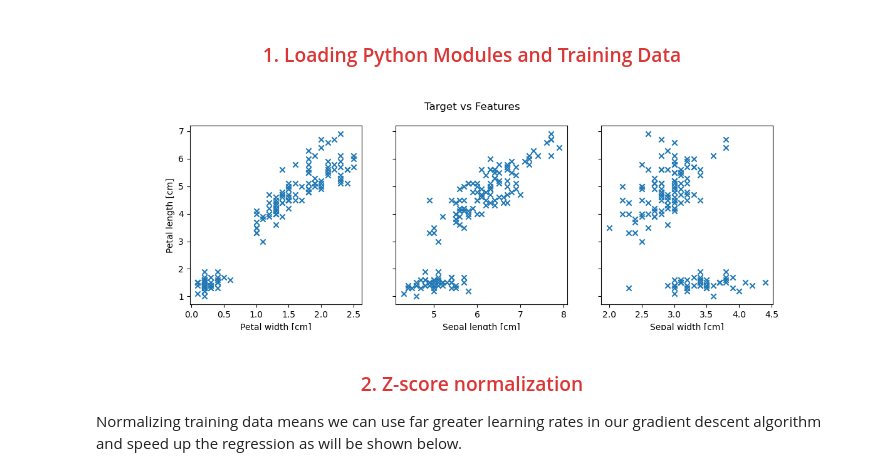
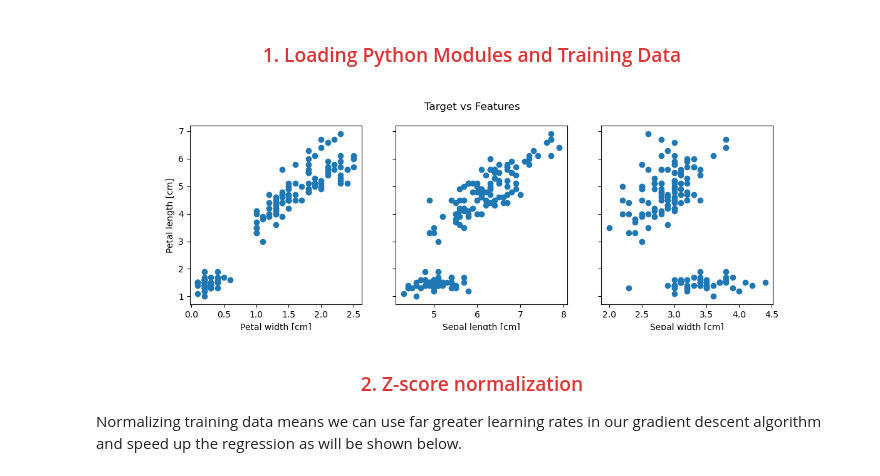
Before and after one commit to LucasOpoka/Machine_Learning, a Jupyter notebook: 2. Implementing Multiple Linear Regression/implementing_multiple_linear_regression.ipynb, the cells around one changed output. Drawn from its saved outputs; the diff is of its cells as text; code cells hidden in the pictures.

Commit message:
Updated README and altered one plot in the multiple linear regrssion file

```diff
--- a/2. Implementing Multiple Linear Regression/implementing_multiple_linear_regression.ipynb
+++ b/2. Implementing Multiple Linear Regression/implementing_multiple_linear_regression.ipynb
@@ -21,13 +21,13 @@ x_train = np.c_[data[:,3], data[:,:2]].astype(float)
 # %%
 fig1, ax = plt.subplots(1, 3, figsize=(12, 3.7), sharey=True)
 for i in range(len(ax)):
-    ax[i].scatter(x_train[:,i],y_train, marker = 'x')
+    ax[i].scatter(x_train[:,i],y_train)
     ax[i].set_xlabel(x_features[i])
 ax[0].set_ylabel('Petal length [cm]')
 fig1.suptitle('Target vs Features')
 plt.show()
 # %% [output]
-[figure, old version]
+[figure, new version]
 # %% [markdown]
 <center><h3 style="color:#DC3535">2. Z-score normalization </h3></center>
 
```
Also changed, not shown: 1 other file.
